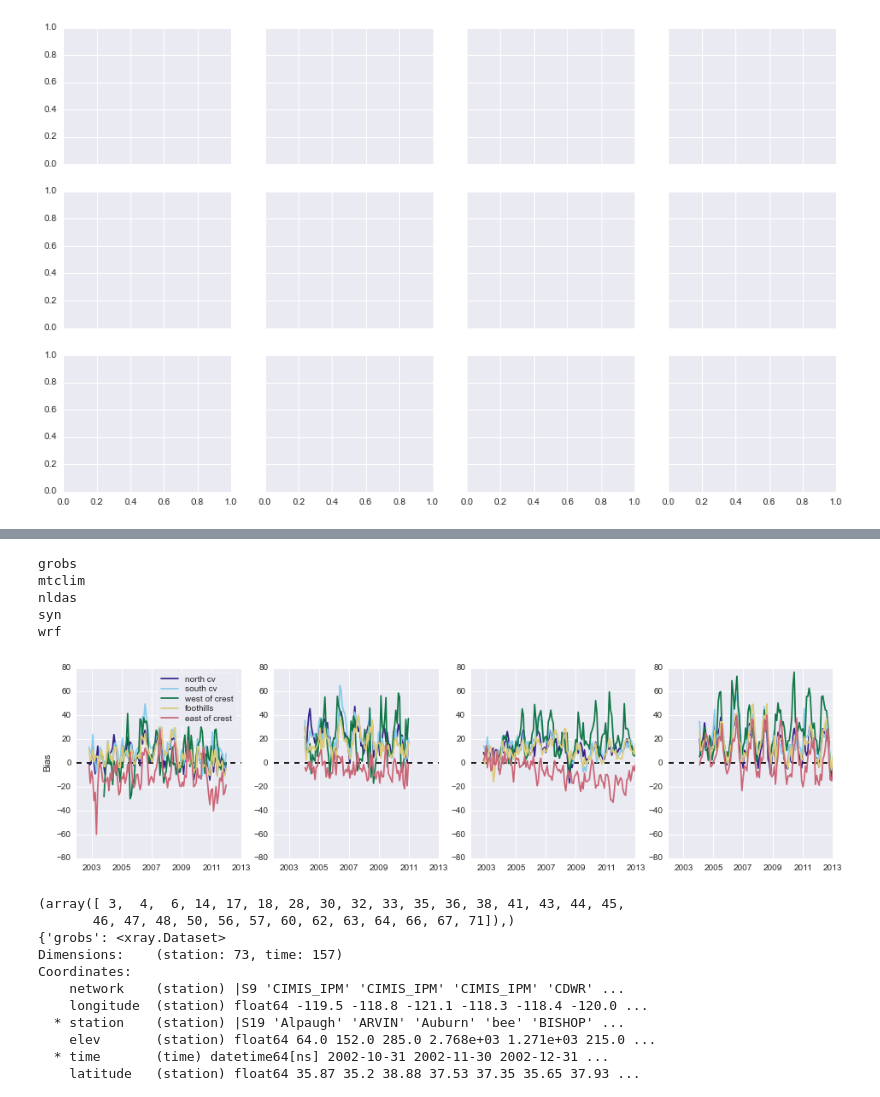
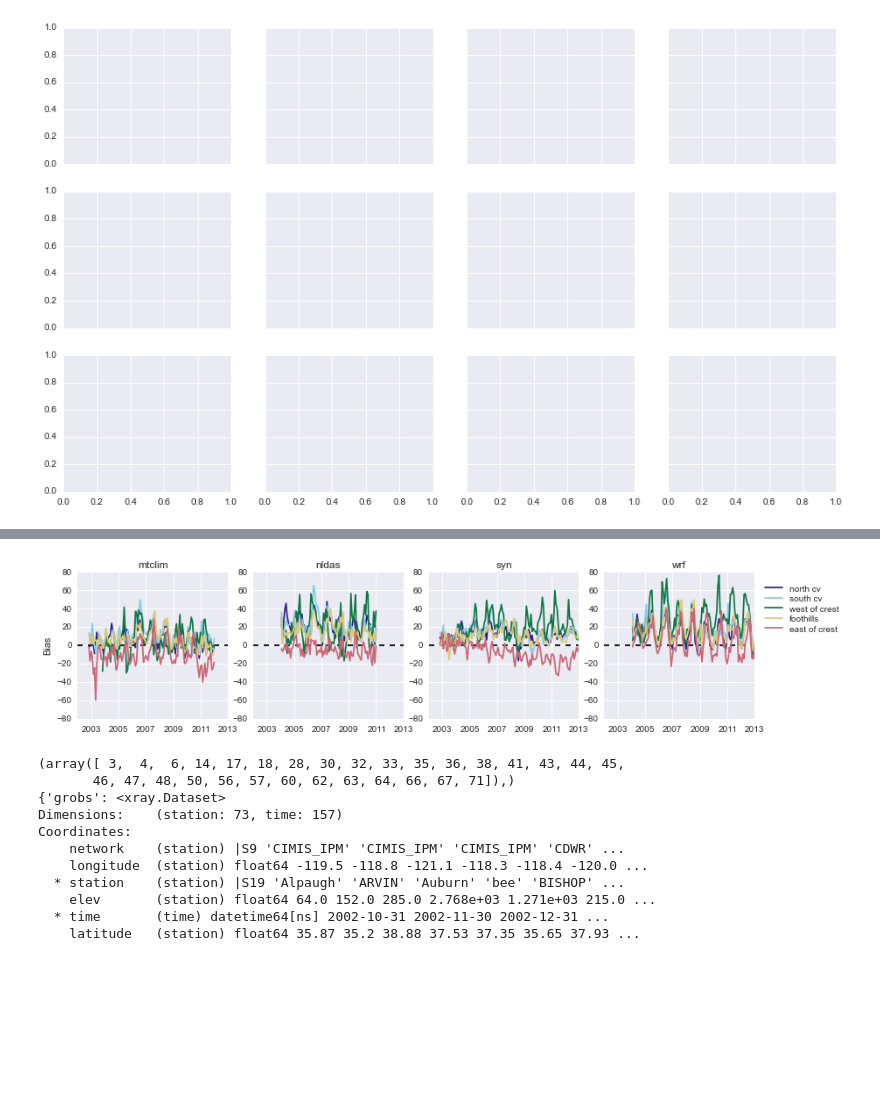
Before and after one commit to klapo/CalRad, a Jupyter notebook: CR.GrobsCompare.ipynb, the cells around one changed output, grey strips where cells are left out. Drawn from its saved outputs; the diff is of its cells as text; code cells hidden in the pictures; blank space fills up the shorter version.

```diff
--- a/CR.GrobsCompare.ipynb
+++ b/CR.GrobsCompare.ipynb
@@ -32,12 +32,8 @@ from matplotlib import cm
 from mpl_toolkits.basemap import Basemap
 
 ## Directory listing
-# dir_data = '/Users/karllapo/gdrive/SnowHydrology/proj/CloudClimatology/data'
-# dir_print = '/Users/karllapo/gdrive/SnowHydrology/proj/CloudClimatology/Graphics'
-
-dir_data = '/Users/studentuser/gdrive/SnowHydrology/proj/CloudClimatology/data'
-dir_print = '/Users/studentuser/gdrive/SnowHydrology/proj/CloudClimatology/Graphics'
-
+dir_data = '/Users/karllapo/gdrive/SnowHydrology/proj/CloudClimatology/data'
+dir_print = '/Users/karllapo/gdrive/SnowHydrology/proj/CloudClimatology/Graphics'
 
 # List of sub-directory names for each data set
 dir_NLDAS = '/NLDAS'
@@ -45,7 +41,6 @@ dir_SYN = '/CERES_SYN'
 dir_grobs = '/GroundObs'
 dir_VIC = '/VIC_MTCLIM'
 dir_WRF = '/WRF'
-# dir_MODIS = '/MODIS.IRRAD'
 
 # Directory for basemap pickle files
 dir_bmap = '/Users/karllapo/gdrive/SnowHydrology/proj/CloudClimatology/data/basemap'
@@ -134,12 +129,12 @@ nldas = nldas.rename({'DLWRF_110_SFC':'LWdwn','DSWRF_110_SFC':'SWdwn'})
 ## SYN ##
 os.chdir(dir_data+dir_SYN)
 syn = xray.open_dataset('CA.syn.irrad.monthly.nc')
-syn.longitude.values = syn.longitude.values-360
-syn.latitude.values = syn.latitude.values[::-1]
-# Flip the syn array spatially
-for d in np.arange(syn.time.size):
-    syn.SWdwn.values[d-1,:,:] = np.flipud(syn.SWdwn.values[d-1,:,:])
-    syn.LWdwn.values[d-1,:,:] = np.flipud(syn.LWdwn.values[d-1,:,:])
+# syn.longitude.values = syn.longitude.values-360
+# syn.latitude.values = syn.latitude.values[::-1]
+# # Flip the syn array spatially
+# for d in np.arange(syn.time.size):
+#     syn.SWdwn.values[d-1,:,:] = np.flipud(syn.SWdwn.values[d-1,:,:])
+#     syn.LWdwn.values[d-1,:,:] = np.flipud(syn.LWdwn.values[d-1,:,:])
 
 ############
 ## MTCLIM ##
@@ -806,45 +800,50 @@ for YYYY in np.arange(2003,2004):
 # formating preface
 grouping = ['north cv','south cv','west of crest','foothills','east of crest']
 colsche =   np.array([[51.,34.,138.],\
             [136.,204.,238.],\
             [17.,119.,71.],\
             [221.,204.,119.],\
             [204.,102.,119.]])
 colsche = np.divide(colsche,256.)
-fig = plt.figure(figsize=(20,20))
-gs = matplotlib.gridspec.GridSpec(1,num_products,\
-                                  width_ratios=np.ones(num_products)*5)
+fig = plt.figure(figsize=(15,3))
+gs = matplotlib.gridspec.GridSpec(1,5,\
+                                  width_ratios=np.array((5,5,5,5,1)))
 for n,pr in enumerate(pr_names):
-    print(pr)
 
     if pr == 'grobs':
         continue
     ax = plt.subplot(gs[0,n-1])
     plt.plot(np.array([datetime(2002,1,1),datetime(2013,1,1)]),np.array([0,0]),'k--')
     grobs_diff = (grobs[pr]-grobs.SWdwn)
     grobs_diff = grobs_diff.swap_dims({'station':'Grouping'})
 
     # Buid dataset
     for m,gr in enumerate(grouping):
         plt.plot(grobs_diff.time,grobs_diff.loc[{'Grouping':gr}].mean(dim='Grouping'),color=colsche[m],label=gr)
 
-    # Labels and legend
+    # Labels
     if n == 1:
-        ax.legend(ncol=1,labelspacing=.25,markerscale=2,numpoints=1,columnspacing=.3,frameon=True)
         ax.set_ylabel('Bias')
+        # Legend handles
+        handles, labels = ax.get_legend_handles_labels()
     ax.set_xlim(datetime(2002,1,1),datetime(2013,1,1))
     ax.set_ylim(-80,80)
+    ax.set_title(pr)
+
+# Legend
+ax = plt.subplot(gs[0,-1])
+ax.legend()
+ax.axis('off')
+ax.legend(handles, labels,loc='center left',ncol=1,\
+                    labelspacing=.25,markerscale=1,numpoints=1,\
+                    bbox_to_anchor=(-.75, .5, .5, .5))
+
 
 os.chdir(dir_print)
 fname = 'SWdwn_bias_monthly.groups.png'
 fig.savefig(fname)
 # %% [output]
-grobs
-mtclim
-nldas
-syn
-wrf
-[figure, old version]
+[figure, new version]
 # %%
 ############################################
 ## Time series of irradiance by longitude ##
```
Also changed, not shown: parts of 1 cell of this notebook.
